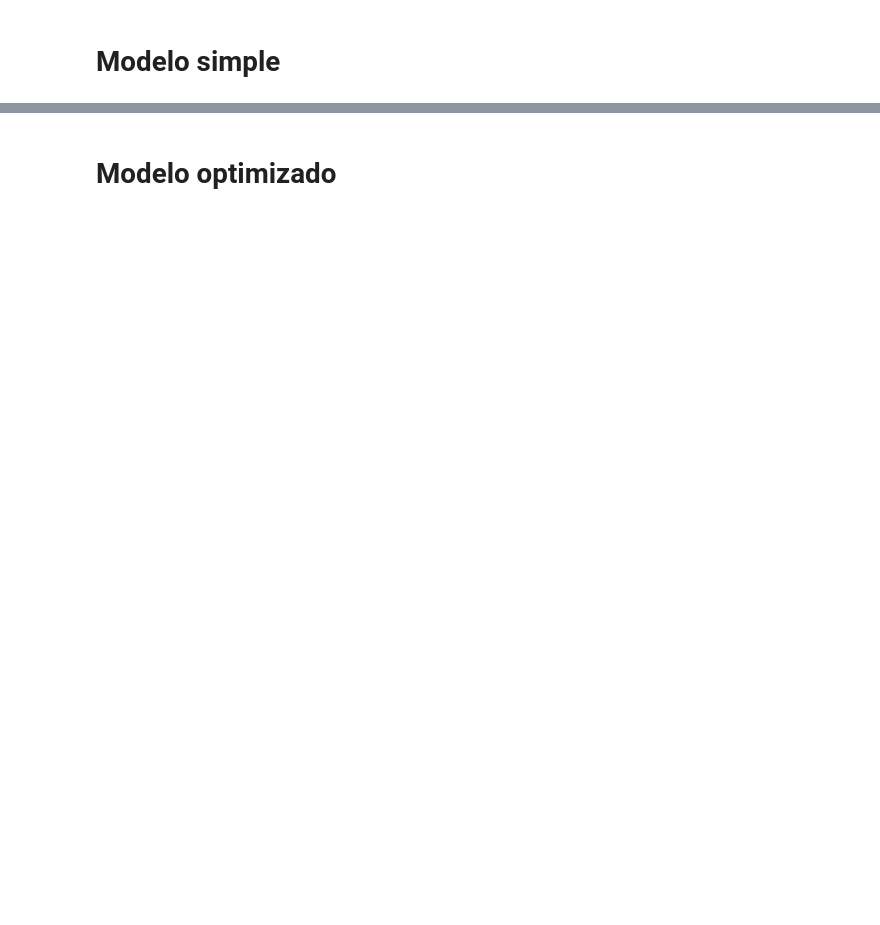
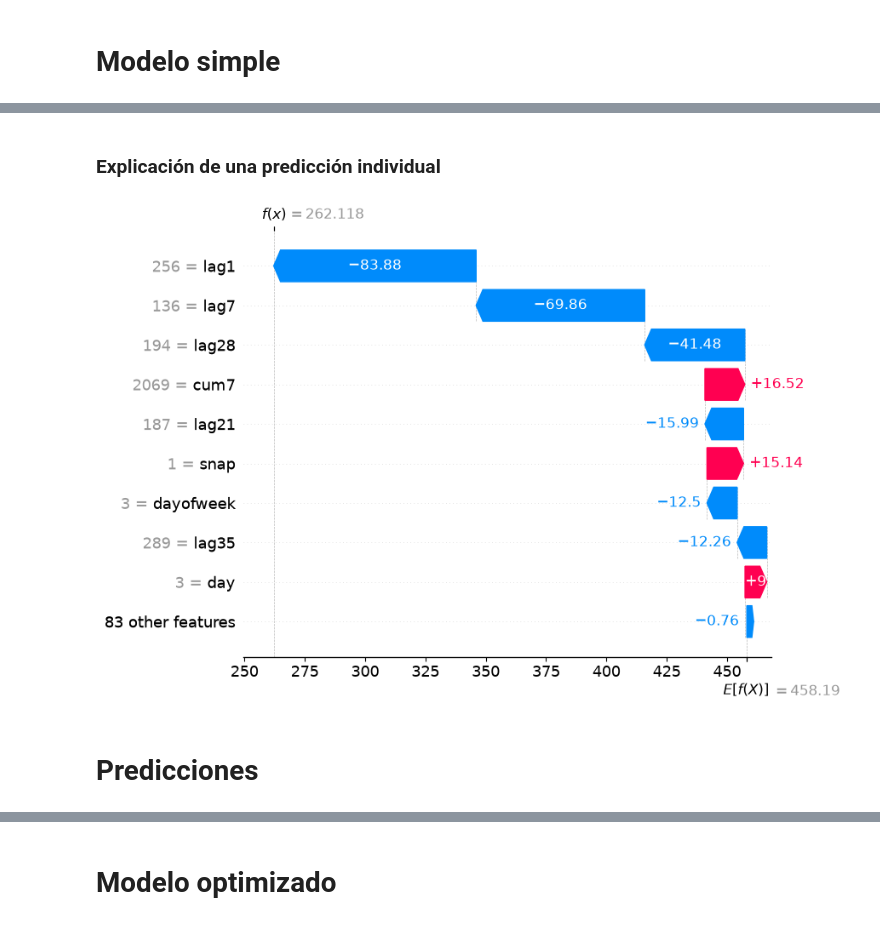
Before and after one commit to njimenez94/forecast-tfm, a Jupyter notebook: notebooks/02_model.ipynb, the cells around one changed output, grey strips where cells are left out. Saved outputs shown, nothing was run; the diff lists cells and outputs as text; code cells hidden in the pictures; blank space fills up the shorter version.

```diff
--- a/notebooks/02_model.ipynb
+++ b/notebooks/02_model.ipynb
@@ -109,0 +181,17 @@ model.fit(
+# %% [markdown]
+### Explicación de una predicción individual
+# %%
+idx = 0
+
+shap.plots.waterfall(
+    shap.Explanation(
+        values=shap_values[idx],
+        base_values=explainer.expected_value,
+        data=X_shap.iloc[idx],
+        feature_names=X_shap.columns,
+    )
+)
+# %% [output]
+[figure, added]
+# %% [markdown]
+# Predicciones
```
Also changed, not shown: parts of 28 cells of this notebook, 6 other files.
